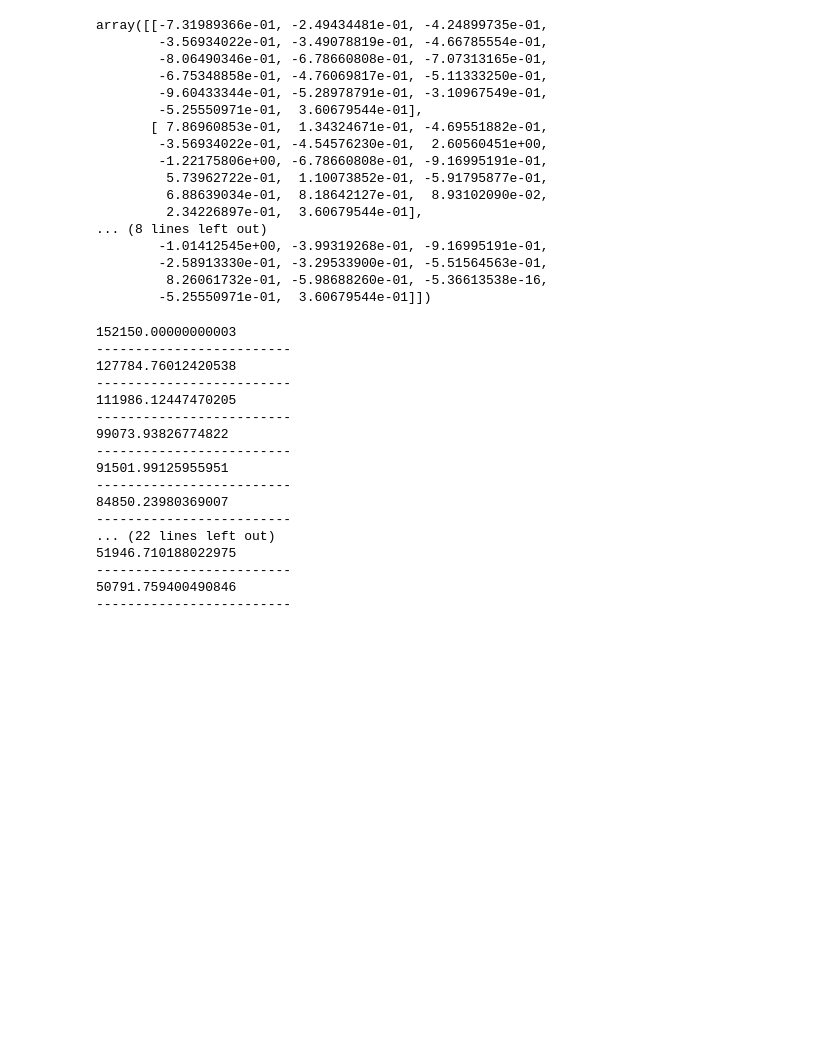
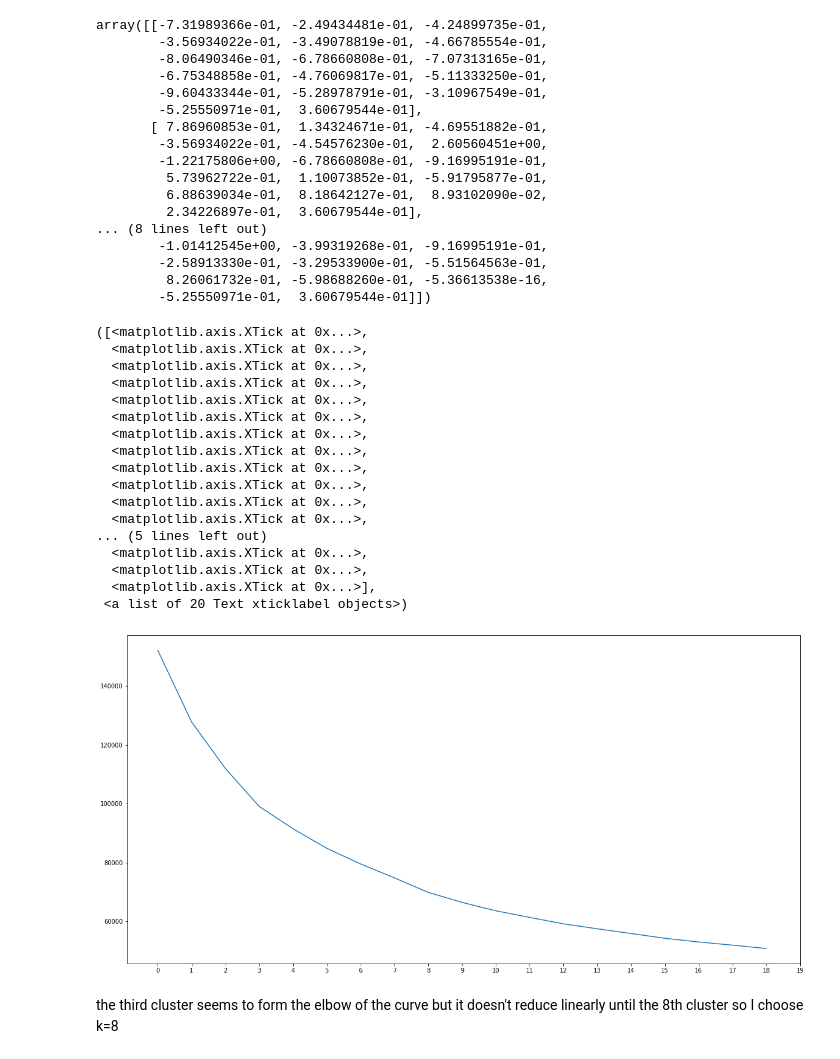
Before and after one commit to daniel8691/banking-CustomerSegmentation, a Jupyter notebook: Market Segmentation.ipynb, the cells around one changed output. Drawn from its saved outputs; the diff is of its cells as text; code cells hidden in the pictures; blank space fills up the shorter version.

```diff
--- a/Market Segmentation.ipynb
+++ b/Market Segmentation.ipynb
@@ -174,7 +174,8 @@ sns.heatmap(correlation_mtx, annot=True,cmap="Blues")
 # normalize the data
 from sklearn.preprocessing import StandardScaler
 # %%
-bank_df_scaled = StandardScaler().fit_transform(bank_df)
+scaler = StandardScaler()
+bank_df_scaled = scaler.fit_transform(bank_df)
 # %%
 bank_df_scaled[:4]
 # %% [output]
@@ -200,25 +202,32 @@ from sklearn import metrics
 # %%
-# find the best k value to use. test 20 numbers
-for i in range(1,20):
+# find the best k value to use. test 19 numbers using the elbow method
+
+kmeans_list = []
+for i in range(2,20):
     kmeans = KMeans(n_clusters=i).fit(bank_df_scaled)
-    print(i)
-    print(kmeans.inertia_)
-    print("-------------------------")
+    kmeans_list.append(kmeans.inertia_)
-# %% [output]
-152150.00000000003
--------------------------
-127784.76012420538
--------------------------
-111986.12447470205
--------------------------
-99073.93826774822
--------------------------
-91501.99125955951
--------------------------
-84850.23980369007
--------------------------
-... (22 lines left out)
-51946.710188022975
--------------------------
-50791.759400490846
--------------------------
+# %%
+plt.figure(figsize = (20,10))
+plt.plot(kmeans_list)
+plt.xticks(ticks=(np.arange(20)))
+# %% [output]
+([<matplotlib.axis.XTick at 0x...>,
+  <matplotlib.axis.XTick at 0x...>,
+  <matplotlib.axis.XTick at 0x...>,
+  <matplotlib.axis.XTick at 0x...>,
+  <matplotlib.axis.XTick at 0x...>,
+  <matplotlib.axis.XTick at 0x...>,
+  <matplotlib.axis.XTick at 0x...>,
+  <matplotlib.axis.XTick at 0x...>,
+  <matplotlib.axis.XTick at 0x...>,
+  <matplotlib.axis.XTick at 0x...>,
+  <matplotlib.axis.XTick at 0x...>,
+  <matplotlib.axis.XTick at 0x...>,
+... (5 lines left out)
+  <matplotlib.axis.XTick at 0x...>,
+  <matplotlib.axis.XTick at 0x...>,
+  <matplotlib.axis.XTick at 0x...>],
+ <a list of 20 Text xticklabel objects>)
+[figure, added]
+# %% [markdown]
+the third cluster seems to form the elbow of the curve but it doesn't reduce linearly until the 8th cluster so I choose k=8
```
Also changed, not shown: parts of 19 cells of this notebook.
